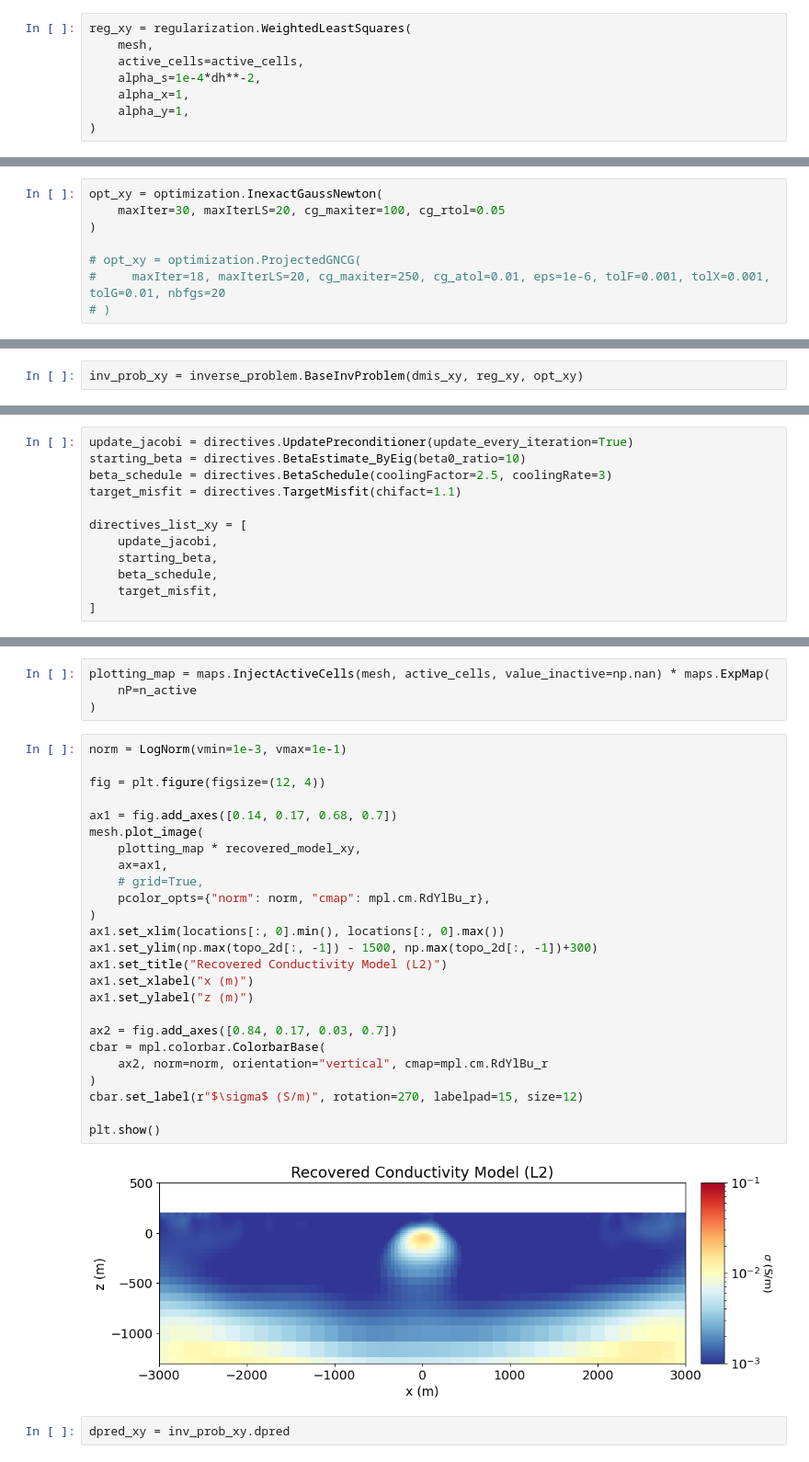
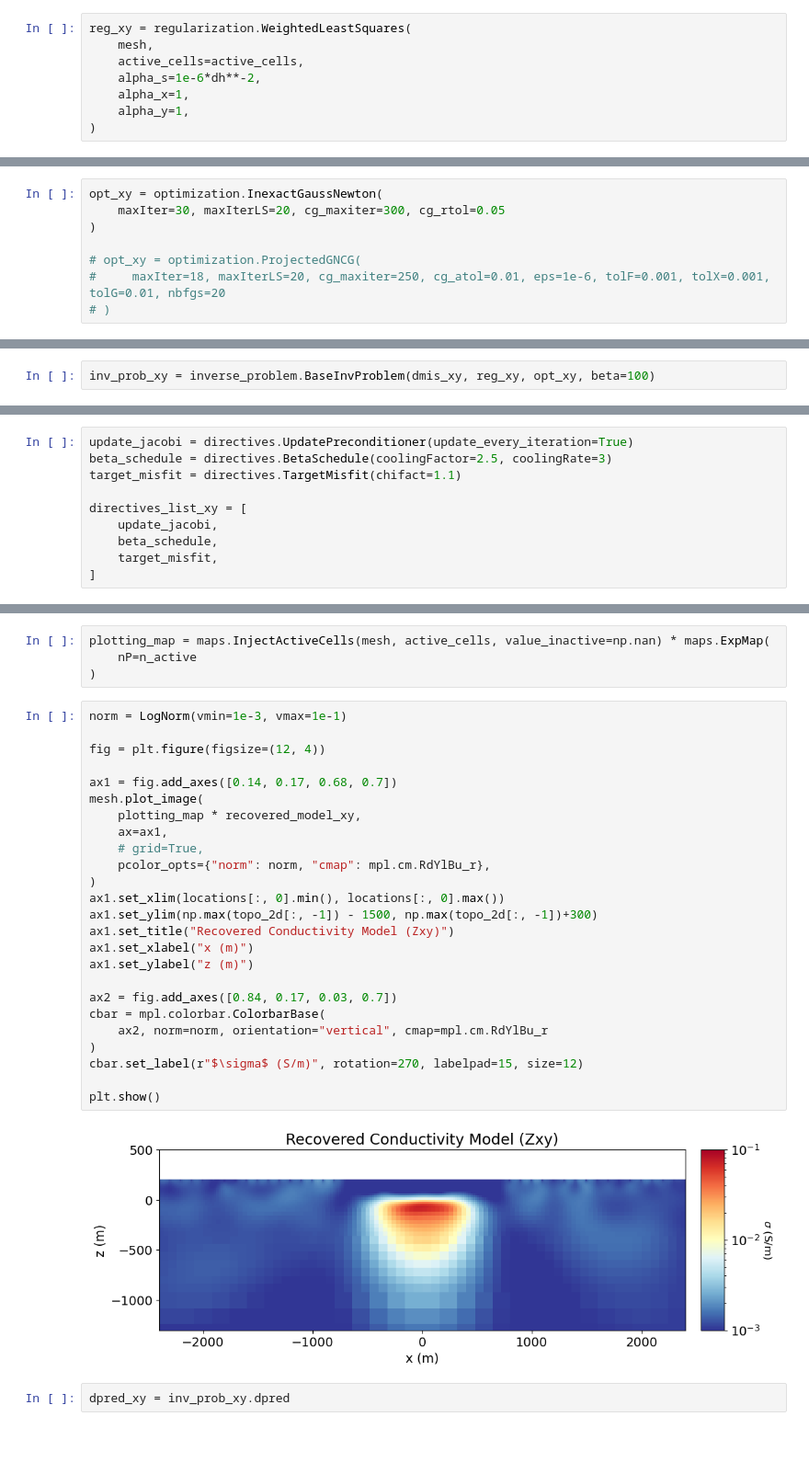
Before and after one commit to simpeg/user-tutorials, a Jupyter notebook: notebooks/09-nsem/inv_mt_2d.ipynb, the cells around one changed output, grey strips where cells are left out. Shown at 92% size. Drawn from its saved outputs; the diff is of its cells as text.

```diff
--- a/notebooks/09-nsem/inv_mt_2d.ipynb
+++ b/notebooks/09-nsem/inv_mt_2d.ipynb
@@ -405,7 +405,7 @@ By default, the regularization acts on the model parameters; which in the case a
 reg_xy = regularization.WeightedLeastSquares(
     mesh,
     active_cells=active_cells,
-    alpha_s=1e-4*dh**-2,
+    alpha_s=1e-6*dh**-2,
     alpha_x=1,
     alpha_y=1,
 )
@@ -415,7 +415,7 @@ reg_xy = regularization.WeightedLeastSquares(
 Here, we use the [InexactGaussNewton](xref:simpeg#simpeg.optimization.InexactGaussNewton) class to solve the optimization problem using the inexact Gauss Newton with conjugate gradient solver. Reasonable default values have generally been set for the properties of each optimization class. However, the user may choose to set custom values; e.g. the accuracy tolerance for the conjugate gradient solver or the number of line searches.
 # %%
 opt_xy = optimization.InexactGaussNewton(
-    maxIter=30, maxIterLS=20, cg_maxiter=100, cg_rtol=0.05
+    maxIter=30, maxIterLS=20, cg_maxiter=300, cg_rtol=0.05
 )
 
 # opt_xy = optimization.ProjectedGNCG(
@@ -426,7 +426,7 @@ opt_xy = optimization.InexactGaussNewton(
 
 We use the [BaseInvProblem](xref:simpeg#simpeg.inverse_problem.BaseInvProblem) class to fully define the inverse problem that is solved at each beta (trade-off parameter) iteration. The inverse problem requires appropriate *data misfit*, *regularization* and *optimization* objects.
 # %%
-inv_prob_xy = inverse_problem.BaseInvProblem(dmis_xy, reg_xy, opt_xy)
+inv_prob_xy = inverse_problem.BaseInvProblem(dmis_xy, reg_xy, opt_xy, beta=100)
 # %% [markdown]
 ### Provide Inversion Directives
 
@@ -446,13 +446,11 @@ Directives represent operations that are carried out during the inversion. Here,
 The directive objects are organized in a ``list``. Upon starting the inversion or updating the recovered model at each iteration, the inversion will call each directive within the list **in order**. The order of the directives matters, and SimPEG will throw an error if directives are organized into an improper order. Some directives, like the ``BetaEstimate_ByEig`` are only used when starting the inversion. Other directives, like ``UpdatePreconditionner``, are used whenever the model is updated.
 # %%
 update_jacobi = directives.UpdatePreconditioner(update_every_iteration=True)
-starting_beta = directives.BetaEstimate_ByEig(beta0_ratio=10)
 beta_schedule = directives.BetaSchedule(coolingFactor=2.5, coolingRate=3)
 target_misfit = directives.TargetMisfit(chifact=1.1)
 
 directives_list_xy = [
     update_jacobi,
-    starting_beta,
     beta_schedule,
     target_misfit,
 ]
@@ -511,30 +498,30 @@ plotting_map = maps.InjectActiveCells(mesh, active_cells, value_inactive=np.nan)
 # %%
 norm = LogNorm(vmin=1e-3, vmax=1e-1)
 
 fig = plt.figure(figsize=(12, 4))
 
 ax1 = fig.add_axes([0.14, 0.17, 0.68, 0.7])
 mesh.plot_image(
     plotting_map * recovered_model_xy,
     ax=ax1,
     # grid=True,
     pcolor_opts={"norm": norm, "cmap": mpl.cm.RdYlBu_r},
 )
 ax1.set_xlim(locations[:, 0].min(), locations[:, 0].max())
 ax1.set_ylim(np.max(topo_2d[:, -1]) - 1500, np.max(topo_2d[:, -1])+300)
-ax1.set_title("Recovered Conductivity Model (L2)")
+ax1.set_title("Recovered Conductivity Model (Zxy)")
 ax1.set_xlabel("x (m)")
 ax1.set_ylabel("z (m)")
 
 ax2 = fig.add_axes([0.84, 0.17, 0.03, 0.7])
 cbar = mpl.colorbar.ColorbarBase(
     ax2, norm=norm, orientation="vertical", cmap=mpl.cm.RdYlBu_r
 )
 cbar.set_label(r"$\sigma$ (S/m)", rotation=270, labelpad=15, size=12)
 
 plt.show()
 # %% [output]
-[figure, old version]
+[figure, new version]
 # %%
 dpred_xy = inv_prob_xy.dpred
 # %%
```
Also changed, not shown: parts of 56 cells of this notebook, 11 other files.
